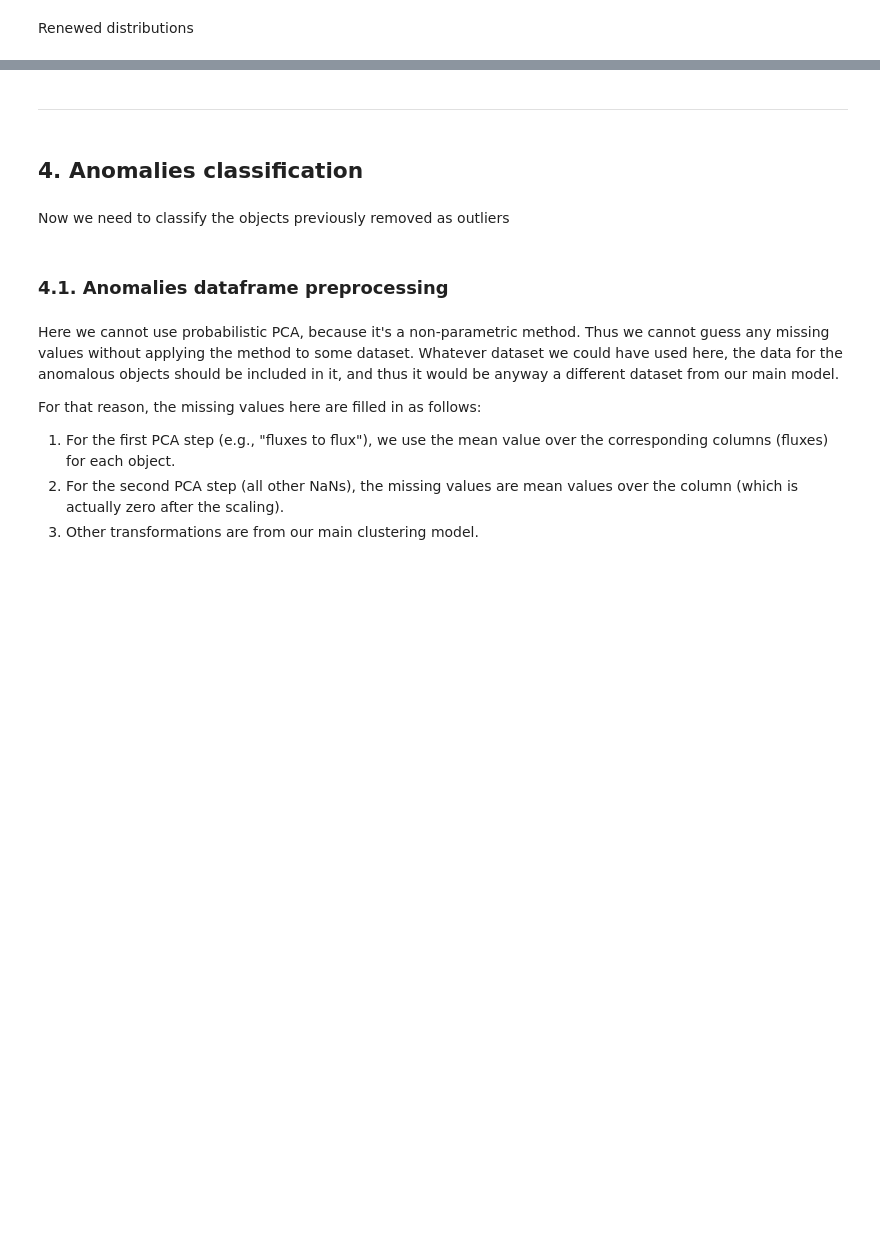
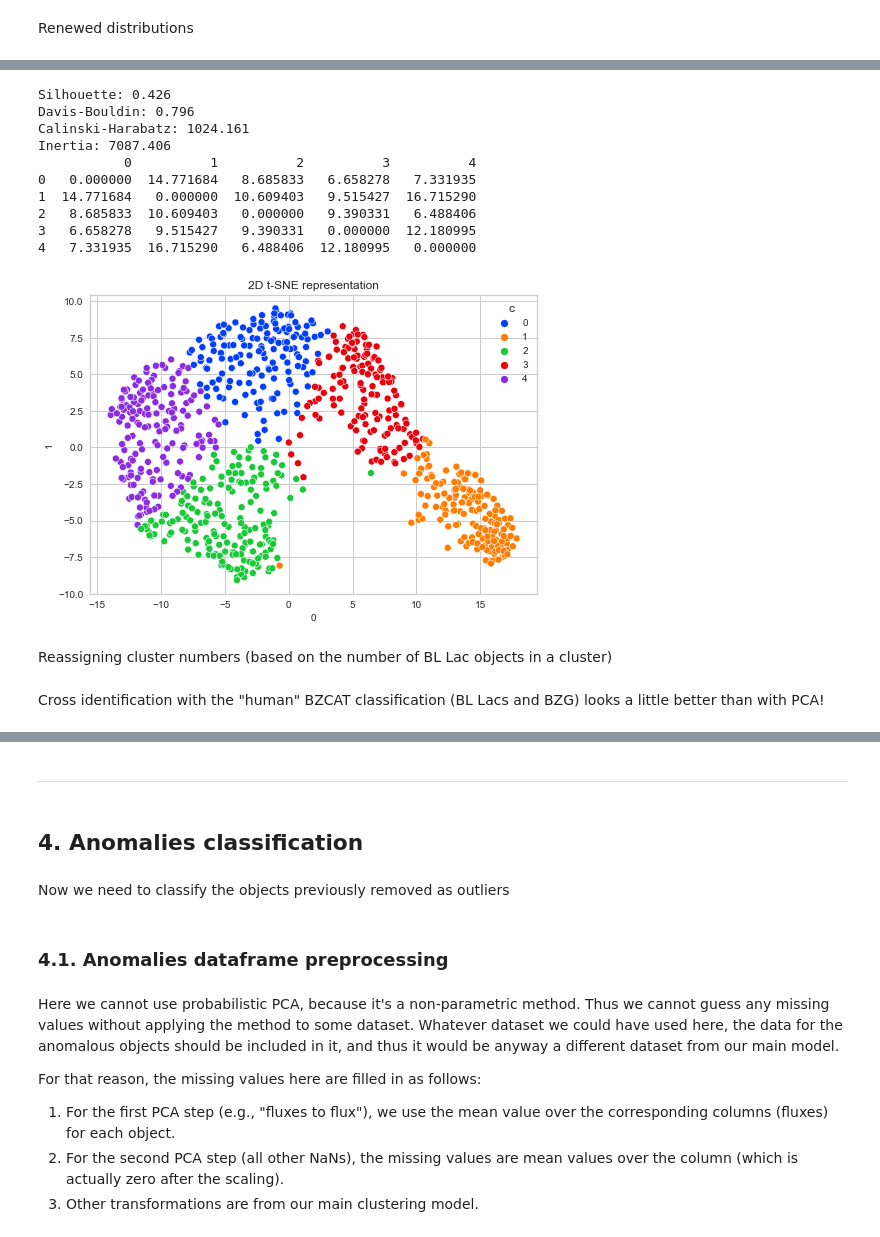
Before and after one commit to DKudryavtsev/BZCAT-Clustering, a Jupyter notebook: main_model.ipynb, the cells around one changed output, grey strips where cells are left out. Saved outputs shown, nothing was run; the diff lists cells and outputs as text; code cells hidden in the pictures; blank space fills up the shorter version.

```diff
--- a/main_model.ipynb
+++ b/main_model.ipynb
@@ -770,0 +802,40 @@ plot_distr(bzcat_ppca, cols)
+# %%
+model_tsne_dropna = model_df.copy()
+model_tsne_dropna.dropna(inplace=True)
+bzcat_tsne_dropna = bzcat.iloc[model_tsne_dropna.index,:].copy()
+# %%
+# Rescaling after NaNs dropped
+scaler = StandardScaler()
+model_tsne_dropna = pd.DataFrame(
+    scaler.fit_transform(model_tsne_dropna),
+    columns=model_tsne_dropna.columns, index=model_tsne_dropna.index)
+
+# pca
+#pca = PCA(n_components=0.9, random_state=42)
+#X = pca.fit_transform(model_tsne_dropna)
+#print(f'The number of principal components: {pca.n_components_}')
+
+# tsne dimensionality reduction (2D)
+n_clusters = 5
+perplexity = 100 #int(model_tsne_dropna.shape[0] / n_clusters)
+tsne = TSNE(
+    n_components=2, perplexity=perplexity, init='pca',
+    learning_rate='auto', random_state=42)
+X = tsne.fit_transform(model_tsne_dropna)
+#X = tsne.fit_transform(X)
+
+make_clusters(X, bzcat_tsne_dropna, 'kmeans', n_clusters, perplexity)
+# %% [output]
+Silhouette: 0.426
+Davis-Bouldin: 0.796
+Calinski-Harabatz: 1024.161
+Inertia: 7087.406
+           0          1          2          3          4
+0   0.000000  14.771684   8.685833   6.658278   7.331935
+1  14.771684   0.000000  10.609403   9.515427  16.715290
+2   8.685833  10.609403   0.000000   9.390331   6.488406
+3   6.658278   9.515427   9.390331   0.000000  12.180995
+4   7.331935  16.715290   6.488406  12.180995   0.000000
+[figure, added]
+# %% [markdown]
+Reassigning cluster numbers (based on the number of BL Lac objects in a cluster)
@@ -770,0 +845,2 @@ plot_distr(bzcat_ppca, cols)
+# %% [markdown]
+Cross identification with the "human" BZCAT classification (BL Lacs and BZG) looks a little better than with PCA!
```
Also changed, not shown: parts of 31 cells of this notebook, 1 other file.
